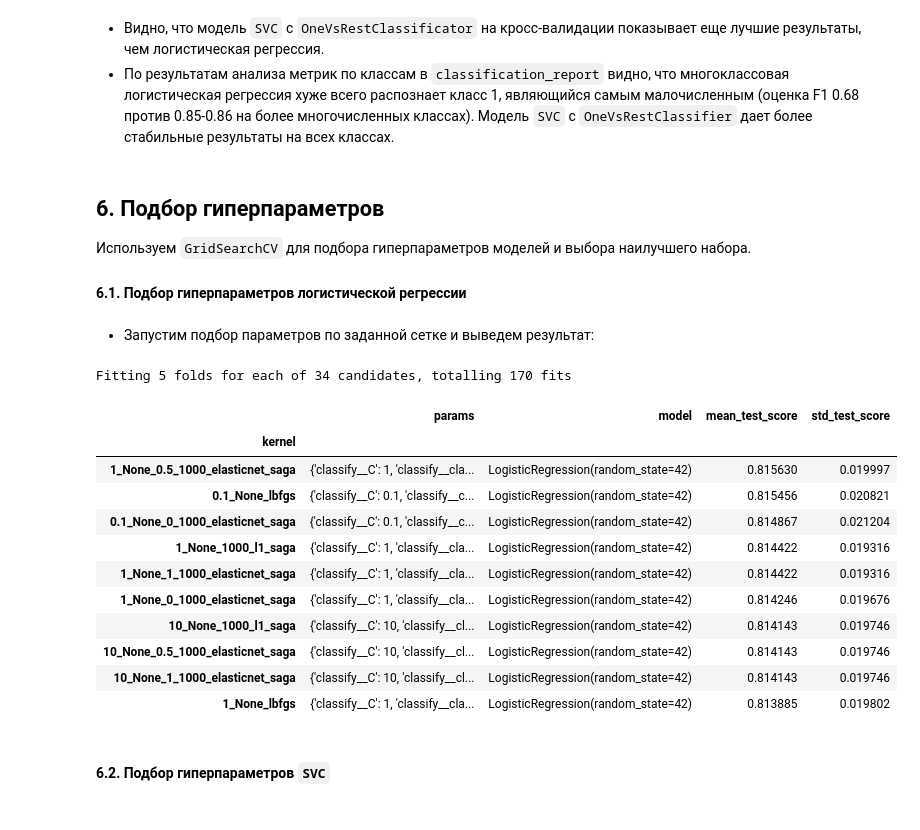
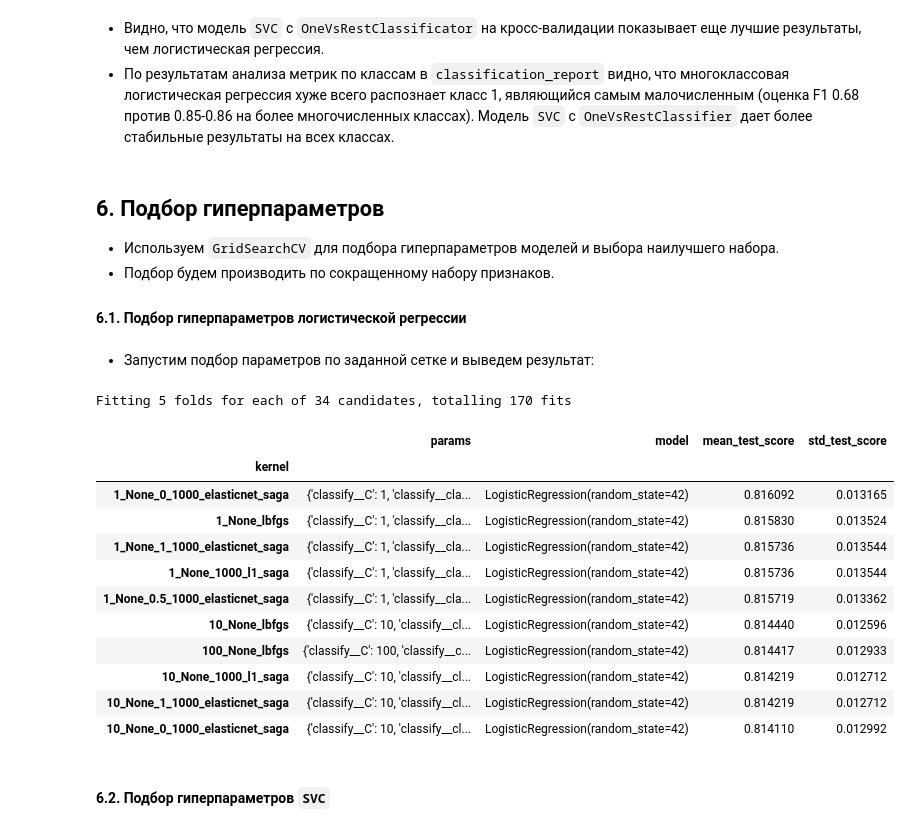
Before and after one commit to tvorogov-code/ds-yandex, a Jupyter notebook: notebooks/Проект модуля 3/Проект модуля 3.ipynb, the cells around one changed output. Drawn from its saved outputs; the diff is of its cells as text; code cells hidden in the pictures.

```diff
--- a/notebooks/Проект модуля 3/Проект модуля 3.ipynb
+++ b/notebooks/Проект модуля 3/Проект модуля 3.ipynb
@@ -1187,9 +1175,9 @@ set()
 #### 4.5. Формирование набора признаков для обучения
 - Объединим наборы признаков, полученные на предыдущих этапах:
 # %%
-selected_features = (features_to_keep_corr |
+selected_features = list((features_to_keep_corr |
                      features_to_keep_mi |
-                     features_to_keep_lr_rfe) - features_to_delete_const
+                     features_to_keep_lr_rfe) - features_to_delete_const)
 
 display(HTML(f"<b>Осталось {len(selected_features)} признаков из {len(X_train_pp.columns)}: </b>"))
 display(selected_features)
@@ -1241,8 +1229,8 @@ def calc_metrics(y, y_pred_proba, average='macro', prefix='train_'):
 # 5 фолдов со стратификацией
 cv = StratifiedKFold(n_splits=5, shuffle=True, random_state=RANDOM_SEED)
 
-dummy_pipeline = create_pipeline(num_features,
-                                 cat_features,
+dummy_pipeline = create_pipeline(all_num_features + bool_features,
+                                 all_cat_features,
                                  feature_engineering,
                                  DummyClassifier(random_state=RANDOM_SEED,
                                                  strategy='stratified'))
@@ -1284,8 +1272,8 @@ dtype: float64
 # %% [markdown]
 #### 5.2. Обучение модели многоклассовой логистической регрессии с параметрами по умолчанию
 # %%
-lr_default_pipeline = create_pipeline(num_features,
-                                      cat_features,
+lr_default_pipeline = create_pipeline(all_num_features + bool_features,
+                                      all_cat_features,
                                       feature_engineering,
                                       LogisticRegression(solver='lbfgs',
                                                          random_state=RANDOM_SEED))
@@ -1336,12 +1324,11 @@ display(pd.DataFrame({
 # %% [markdown]
 #### 5.3. Обучение модели `SVC` с параметрами по умолчанию и `OneVsRestClassifier`
 # %%
-svc_ovr_default_pipeline = create_pipeline(num_features,
-                                          cat_features,
+svc_ovr_default = create_pipeline(all_num_features + bool_features,
+                                          all_cat_features,
                                           feature_engineering,
-                                          SVC(random_state=RANDOM_SEED))
-svc_ovr_default = OneVsRestClassifier(estimator=svc_ovr_default_pipeline,
-                                     n_jobs=-1)
+                                          OneVsRestClassifier(estimator=SVC(random_state=RANDOM_SEED),
+                                                              n_jobs=-1))
 
 svc_ovr_default_metrics = cross_validate(svc_ovr_default,
                                X_train,
@@ -1402,7 +1389,8 @@ display(pd.DataFrame({
 - По результатам анализа метрик по классам в `classification_report` видно, что многоклассовая логистическая регрессия хуже всего распознает класс 1, являющийся самым малочисленным (оценка F1 0.68 против 0.85-0.86 на более многочисленных классах). Модель `SVC` с `OneVsRestClassifier` дает более стабильные результаты на всех классах.
 # %% [markdown]
 ## 6. Подбор гиперпараметров
-Используем `GridSearchCV` для подбора гиперпараметров моделей и выбора наилучшего набора.
+- Используем `GridSearchCV` для подбора гиперпараметров моделей и выбора наилучшего набора.
+- Подбор будем производить по сокращенному набору признаков.
 #### 6.1. Подбор гиперпараметров логистической регрессии
 # %%
 lr_param_grid = [
@@ -1432,43 +1420,44 @@ lr_param_grid = [
 # %%
 # Обработка результатов
 def top_10_results(lr_grid):
     lr_grid_results = pd.DataFrame(lr_grid.cv_results_)
     lr_grid_results = lr_grid_results.sort_values(by=["rank_test_score"])
     lr_grid_results = lr_grid_results.set_index(
         lr_grid_results["params"].apply(lambda x: "_".join(str(val) for val in x.values()))
         ).rename_axis("kernel")
     lr_grid_results['model'] = lr_grid.estimator.named_steps['classify']
     return lr_grid_results[["params", "model", "mean_test_score", "std_test_score"]][:10]
 
-lr_grid_pipeline = create_pipeline(num_features,
-                                   cat_features,
+lr_grid_pipeline = create_pipeline(all_num_features + bool_features,
+                                   all_cat_features,
                                    feature_engineering,
-                                   LogisticRegression(random_state=RANDOM_SEED))
+                                   LogisticRegression(random_state=RANDOM_SEED),
+                                   selected_features)
 
 lr_grid = GridSearchCV(lr_grid_pipeline,
                        lr_param_grid,
                        scoring='f1_macro',
                        cv=cv,
                        n_jobs=-1,
                        return_train_score=True,
                        verbose=1)
 lr_grid.fit(X_train, y_train)
 
 display(pd.DataFrame(top_10_results(lr_grid)))
 # %% [output]
 Fitting 5 folds for each of 34 candidates, totalling 170 fits
 |  | params | model | mean_test_score | std_test_score |
 | kernel |  |  |  |  |
-| 1_None_0.5_1000_elasticnet_saga | {'classify__C': 1, 'classify__cla... | LogisticRegression(random_state=42) | 0.815630 | 0.019997 |
-| 0.1_None_lbfgs | {'classify__C': 0.1, 'classify__c... | LogisticRegression(random_state=42) | 0.815456 | 0.020821 |
-| 0.1_None_0_1000_elasticnet_saga | {'classify__C': 0.1, 'classify__c... | LogisticRegression(random_state=42) | 0.814867 | 0.021204 |
-| 1_None_1000_l1_saga | {'classify__C': 1, 'classify__cla... | LogisticRegression(random_state=42) | 0.814422 | 0.019316 |
-| 1_None_1_1000_elasticnet_saga | {'classify__C': 1, 'classify__cla... | LogisticRegression(random_state=42) | 0.814422 | 0.019316 |
-| 1_None_0_1000_elasticnet_saga | {'classify__C': 1, 'classify__cla... | LogisticRegression(random_state=42) | 0.814246 | 0.019676 |
-| 10_None_1000_l1_saga | {'classify__C': 10, 'classify__cl... | LogisticRegression(random_state=42) | 0.814143 | 0.019746 |
-| 10_None_0.5_1000_elasticnet_saga | {'classify__C': 10, 'classify__cl... | LogisticRegression(random_state=42) | 0.814143 | 0.019746 |
-| 10_None_1_1000_elasticnet_saga | {'classify__C': 10, 'classify__cl... | LogisticRegression(random_state=42) | 0.814143 | 0.019746 |
-| 1_None_lbfgs | {'classify__C': 1, 'classify__cla... | LogisticRegression(random_state=42) | 0.813885 | 0.019802 |
+| 1_None_0_1000_elasticnet_saga | {'classify__C': 1, 'classify__cla... | LogisticRegression(random_state=42) | 0.816092 | 0.013165 |
+| 1_None_lbfgs | {'classify__C': 1, 'classify__cla... | LogisticRegression(random_state=42) | 0.815830 | 0.013524 |
+| 1_None_1_1000_elasticnet_saga | {'classify__C': 1, 'classify__cla... | LogisticRegression(random_state=42) | 0.815736 | 0.013544 |
+| 1_None_1000_l1_saga | {'classify__C': 1, 'classify__cla... | LogisticRegression(random_state=42) | 0.815736 | 0.013544 |
+| 1_None_0.5_1000_elasticnet_saga | {'classify__C': 1, 'classify__cla... | LogisticRegression(random_state=42) | 0.815719 | 0.013362 |
+| 10_None_lbfgs | {'classify__C': 10, 'classify__cl... | LogisticRegression(random_state=42) | 0.814440 | 0.012596 |
+| 100_None_lbfgs | {'classify__C': 100, 'classify__c... | LogisticRegression(random_state=42) | 0.814417 | 0.012933 |
+| 10_None_1000_l1_saga | {'classify__C': 10, 'classify__cl... | LogisticRegression(random_state=42) | 0.814219 | 0.012712 |
+| 10_None_1_1000_elasticnet_saga | {'classify__C': 10, 'classify__cl... | LogisticRegression(random_state=42) | 0.814219 | 0.012712 |
+| 10_None_0_1000_elasticnet_saga | {'classify__C': 10, 'classify__cl... | LogisticRegression(random_state=42) | 0.814110 | 0.012992 |
 # %% [markdown]
 #### 6.2. Подбор гиперпараметров `SVC`
 # %%
```
Also changed, not shown: parts of 25 cells of this notebook, 2 other files.
